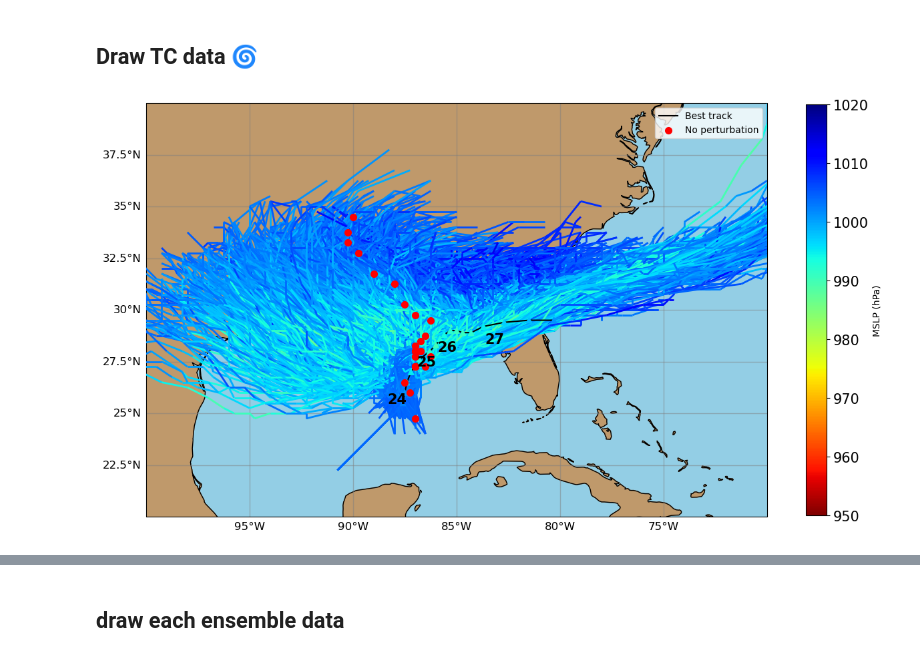
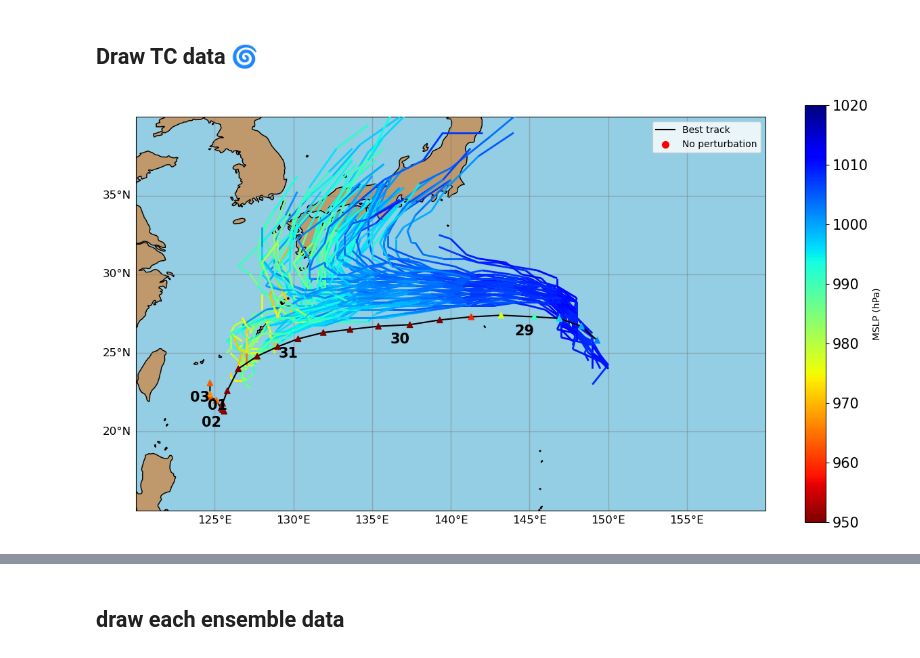
Before and after one commit to jjoo0727/Convective-Systems-Tropical-Dynamics-Laboratory, a Jupyter notebook: sensitivity/sensitivity_code_old_ver/TC_track_vortex_remove.ipynb, the cells around one changed output, grey strips where cells are left out. Cells and saved outputs as stored; diff of their text form; code cells hidden in the pictures.

```diff
--- a/sensitivity/sensitivity_code_old_ver/TC_track_vortex_remove.ipynb
+++ b/sensitivity/sensitivity_code_old_ver/TC_track_vortex_remove.ipynb
@@ -87,9 +87,9 @@ ssv_dict = {}
 
 
 #태풍 지정
-# storm_name, storm_year, key_time_list  = 'HINNAMNOR', 2022, ['2022/08/27/00UTC']
+storm_name, storm_year, key_time_list  = 'HINNAMNOR', 2022, ['2022/08/27/00UTC']
 # storm_name, storm_year, key_time_list  = 'NORU', 2017, ['2017/07/30/00UTC']
-storm_name, storm_year, key_time_list  = 'DEBBY', 2012, ['2012/06/23/00UTC']
+# storm_name, storm_year, key_time_list  = 'DEBBY', 2012, ['2012/06/23/00UTC']
 
 
 if storm_name == 'DEBBY':
@@ -106,9 +106,9 @@ else:
 
 #예측 시간 지정, 초기 시간 지정, 앙상블 수
 predict_interval_list = np.arange(0,24*7+1,6)
-ens_list = range(0,4000)
+ens_list = range(0,100)
 ens_num = len(ens_list)  # 앙상블 수
-new_ssv = 'n'           #새로 생성할 것인지 여부, n이면 기존 파일 불러옴
+new_ssv = 'y'           #새로 생성할 것인지 여부, n이면 기존 파일 불러옴
 retro_opt = 'td'        #다시 돌아가면서 태풍 추적시 강한 것만 추적하려면 td로
 
 
@@ -164,8 +164,8 @@ if new_ssv == 'y':
                 #mslp_2hpa는 주변 8방위로 2hPa이 감소하는지 보는건데 일단은 'n'으로 걸어둠
                 #아래에서는 mask_size말고는 아무런 제약을 안 걸었음
                 min_position[ens] = tc_finder(mslp, lat_indices, lon_indices, lat_start, lon_start, lat_grid, lon_grid,
-                                        wind_speed, predict_time, z_diff, storm_lon, storm_lat, storm_mslp, storm_time,
-                                        min_position[ens], mask_size = 2.5, init_size=5, local_min_size = 5, mslp_z_dis = 250, wind_thres=0)
+                                        wind_speed, predict_time, z_diff, storm_lon, storm_lat, storm_mslp, storm_time, first_time,
+                                        min_position[ens], mask_size = 2.5, init_size=5, local_min_size = 5, mslp_z_dis = 250, wind_thres=8, wind_field = 250)
 
 
             for predict_interval in predict_interval_list[::-1]:
@@ -176,15 +176,15 @@ if new_ssv == 'y':
                 wind_speed = met.wind_speed()
                 z_diff = met.met_data('z', level = 300) - met.met_data('z', level = 500)
 
-                if retro_opt != '_td':
+                if retro_opt == '_td':
                     min_position[ens] = tc_finder(mslp, lat_indices, lon_indices, lat_start, lon_start, lat_grid, lon_grid,
-                                                wind_speed, predict_time, z_diff, storm_lon, storm_lat, storm_mslp, storm_time,
-                                                min_position[ens], mask_size = 2.5, local_min_size = 5, back_prop='y', mslp_z_dis = 1000, wind_thres=0)
+                                                wind_speed, predict_time, z_diff, storm_lon, storm_lat, storm_mslp, storm_time, first_time,
+                                                min_position[ens], mask_size = 2.5, local_min_size = 5, back_prop='y', mslp_z_dis = 250, wind_thres=8, wind_field = 250)
+
                 else:
                     min_position[ens] = tc_finder(mslp, lat_indices, lon_indices, lat_start, lon_start, lat_grid, lon_grid,
-                                                wind_speed, predict_time, z_diff, storm_lon, storm_lat, storm_mslp, storm_time,
-                                                min_position[ens], mask_size = 2.5, local_min_size = 5, back_prop='y', mslp_z_dis = 250, wind_thres=0)
-
+                                                wind_speed, predict_time, z_diff, storm_lon, storm_lat, storm_mslp, storm_time, first_time,
+                                                min_position[ens], mask_size = 2.5, local_min_size = 5, back_prop='y', mslp_z_dis = 250, wind_thres=4, wind_field = 250)
 
                 min_position[ens] = {k: min_position[ens][k] for k in sorted(min_position[ens])}
 
@@ -233,11 +251,13 @@ for key_time ,min_position in ssv_dict.items():
     # ax.set_title(f'{key_time.strftime("%Y-%m-%d-%HUTC")} (+{predict_interval_list[-1]}h)', fontsize=20, loc = 'left')
     # ax.set_title(f'ENS{surface_str}{upper_str}{perturation_scale} Track\n{storm_name}', fontsize=20, loc = 'right')
     # ax.set_title(f'{storm_name}', fontsize=20, loc = 'right')
-    ax.set_extent([260,290,20,40], crs=proj)
+    # ax.set_extent([260,290,20,40], crs=proj)
+    ax.set_extent([120,160,15,40], crs=proj)
     setup_map(ax)
 
     ax.plot(storm_lon, storm_lat, color='black', linestyle='-', marker='', label = 'Best track', transform=ax.projection, zorder=10)
-    model_pred_sc = ax.scatter(storm_lon-360, storm_lat, c=storm_mslp, cmap='jet_r', marker='^',norm=norm_p, transform=ax.projection, zorder=10)
+    # model_pred_sc = ax.scatter(storm_lon-360, storm_lat, c=storm_mslp, cmap='jet_r', marker='^',norm=norm_p, transform=ax.projection, zorder=10)
+    model_pred_sc = ax.scatter(storm_lon, storm_lat, c=storm_mslp, cmap='jet_r', marker='^',norm=norm_p, transform=ax.projection, zorder=10)
     cbar = plt.colorbar(model_pred_sc, ax=ax, orientation='vertical', label='MSLP (hPa)', shrink=0.8)
     cbar.ax.tick_params(labelsize=15)
 
@@ -249,7 +269,9 @@ for key_time ,min_position in ssv_dict.items():
             new_lon, new_lat = storm_lon[i] + dx, storm_lat[i] + dy
 
             # annotate를 사용하여 텍스트와 함께 선(화살표)을 그림
-            ax.text(storm_lon[i]-360, new_lat, new_time[8:-6]
+            # ax.text(storm_lon[i]-360, new_lat, new_time[8:-6]
+            #         , horizontalalignment='right', verticalalignment='top', fontsize=15, zorder = 20, fontweight = 'bold')
+            ax.text(storm_lon[i], new_lat, new_time[8:-6]
                     , horizontalalignment='right', verticalalignment='top', fontsize=15, zorder = 20, fontweight = 'bold')
 
 
@@ -268,31 +290,31 @@ for key_time ,min_position in ssv_dict.items():
         #? 시간 표시 00UTC만 표시, 없앨듯
 
         if ens == 0:
             lc = colorline(ax, lons, lats, z=min_values, cmap=plt.get_cmap('jet_r'), norm=mcolors.Normalize(vmin=950, vmax=1020), linewidth=2, alpha=1)
             ax.scatter(lons, lats, c='red', linewidth=2, alpha=1, zorder=10, label = 'No perturbation')
 
             # for i in range(len(pred_times)):
             #     if pred_times[i].hour == 0:
             #         ax.text(lons[i],lats[i], str(pred_times[i].day)
             #             , horizontalalignment='center', verticalalignment='bottom', fontsize=10, zorder = 6)
 
 
     ax.legend(loc='upper right')
 
 
     lons_all = np.concatenate([np.array([pos['lon'] for _, pos in min_position[ens].items()]) for ens in range(ens_num)])
     lats_all = np.concatenate([np.array([pos['lat'] for _, pos in min_position[ens].items()]) for ens in range(ens_num)])
 
 
     xy = np.vstack([lons_all, lats_all])
     kde = gaussian_kde(xy)
     positions = np.vstack([lon_grid.ravel(), lat_grid.ravel()])
     f = np.reshape(kde(positions).T, lon_grid.shape)
 
 
     levels = np.linspace(0.0005, 0.015, 100)
     # cf = ax.contourf(lon_grid, lat_grid, f, levels=levels, transform=proj, cmap='jet')
     plt.show()
     fig.savefig(f'/home1/jek/Pangu-Weather/plot/{storm_name}_Ensemble_track_{key_str}.png',bbox_inches='tight')
 # %% [output]
-[figure, old version]
+[figure, new version]
```
Also changed, not shown: parts of 2 cells of this notebook, 9 other files.
